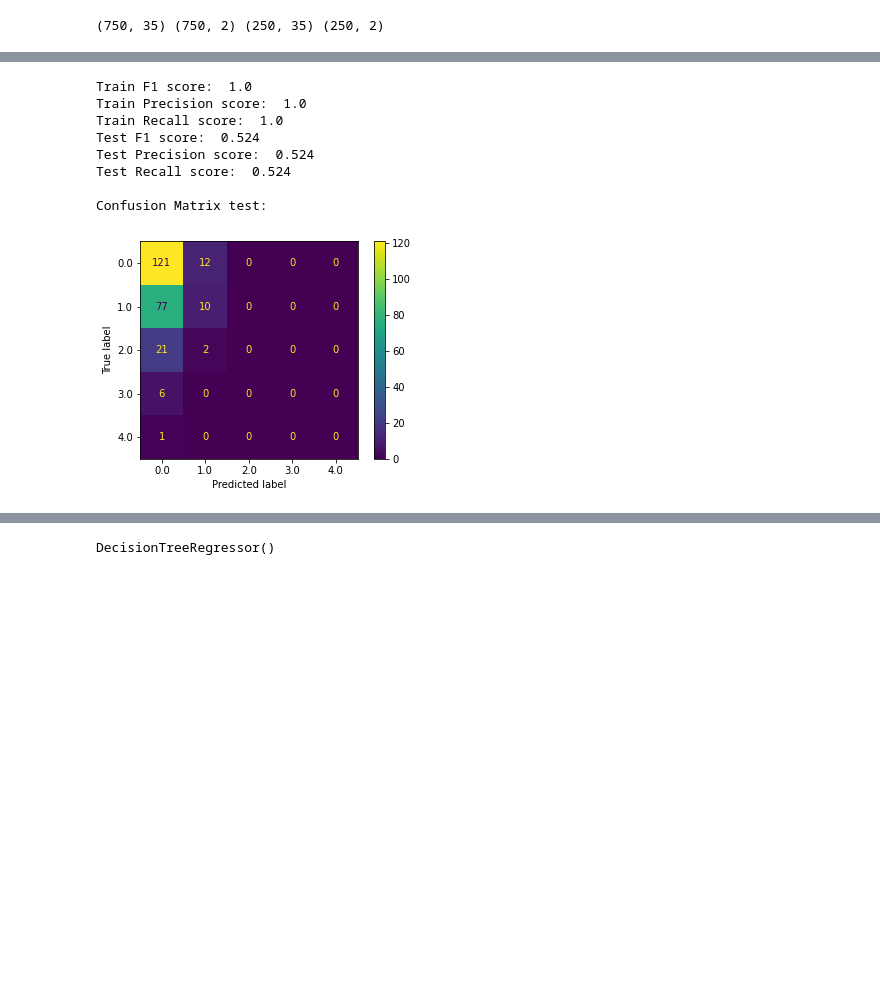
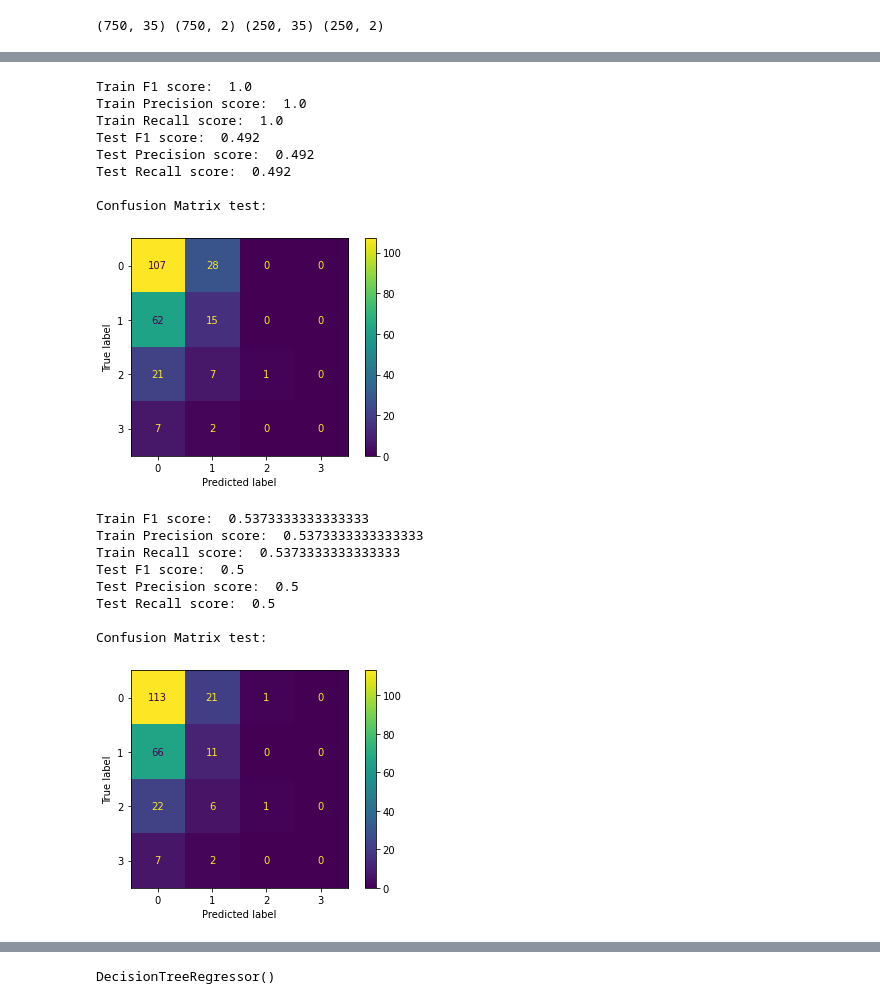
Before and after one commit to bbooss97/machine-learning, a Jupyter notebook: hw1/notebook.ipynb, the cells around one changed output, grey strips where cells are left out. Drawn from its saved outputs; the diff is of its cells as text; code cells hidden in the pictures; blank space fills up the shorter version.

Commit message:
notebook with some classifications

```diff
--- a/hw1/notebook.ipynb
+++ b/hw1/notebook.ipynb
@@ -13,8 +13,8 @@ x=dataset_numpy[:,:-2]
 y=dataset_numpy[:,-2:]
 # %%
 
-# scaler = MinMaxScaler()
-scaler = StandardScaler()
+scaler = MinMaxScaler()
+# scaler = StandardScaler()
 scaler.fit(x)
 x=scaler.transform(x)
 # %%
@@ -37,7 +37,7 @@ def classificationResults(x_train,x_test,y_train,y_test,model):
     print("\nConfusion Matrix test:")
 
     cm = confusion_matrix(y_test[:,0], y_pred_test)
-    disp = ConfusionMatrixDisplay(confusion_matrix=cm, display_labels=model.classes_)
+    disp = ConfusionMatrixDisplay(confusion_matrix=cm)
     disp.plot()
 # %%
 
@@ -64,9 +64,23 @@ classificationResults(x_train,x_test,y_train,y_test,model)
 Train F1 score:  1.0
 Train Precision score:  1.0
 Train Recall score:  1.0
-Test F1 score:  0.524
-Test Precision score:  0.524
-Test Recall score:  0.524
+Test F1 score:  0.492
+Test Precision score:  0.492
+Test Recall score:  0.492
 
 Confusion Matrix test:
-[figure, old version]
+[figure, new version]
+# %%
+from sklearn.linear_model import LogisticRegression
+model=LogisticRegression(max_iter=1000)
+classificationResults(x_train,x_test,y_train,y_test,model)
+# %% [output]
+Train F1 score:  0.5373333333333333
+Train Precision score:  0.5373333333333333
+Train Recall score:  0.5373333333333333
+Test F1 score:  0.5
+Test Precision score:  0.5
+Test Recall score:  0.5
+
+Confusion Matrix test:
+[figure, added]
```
Also changed, not shown: parts of 5 cells of this notebook.
